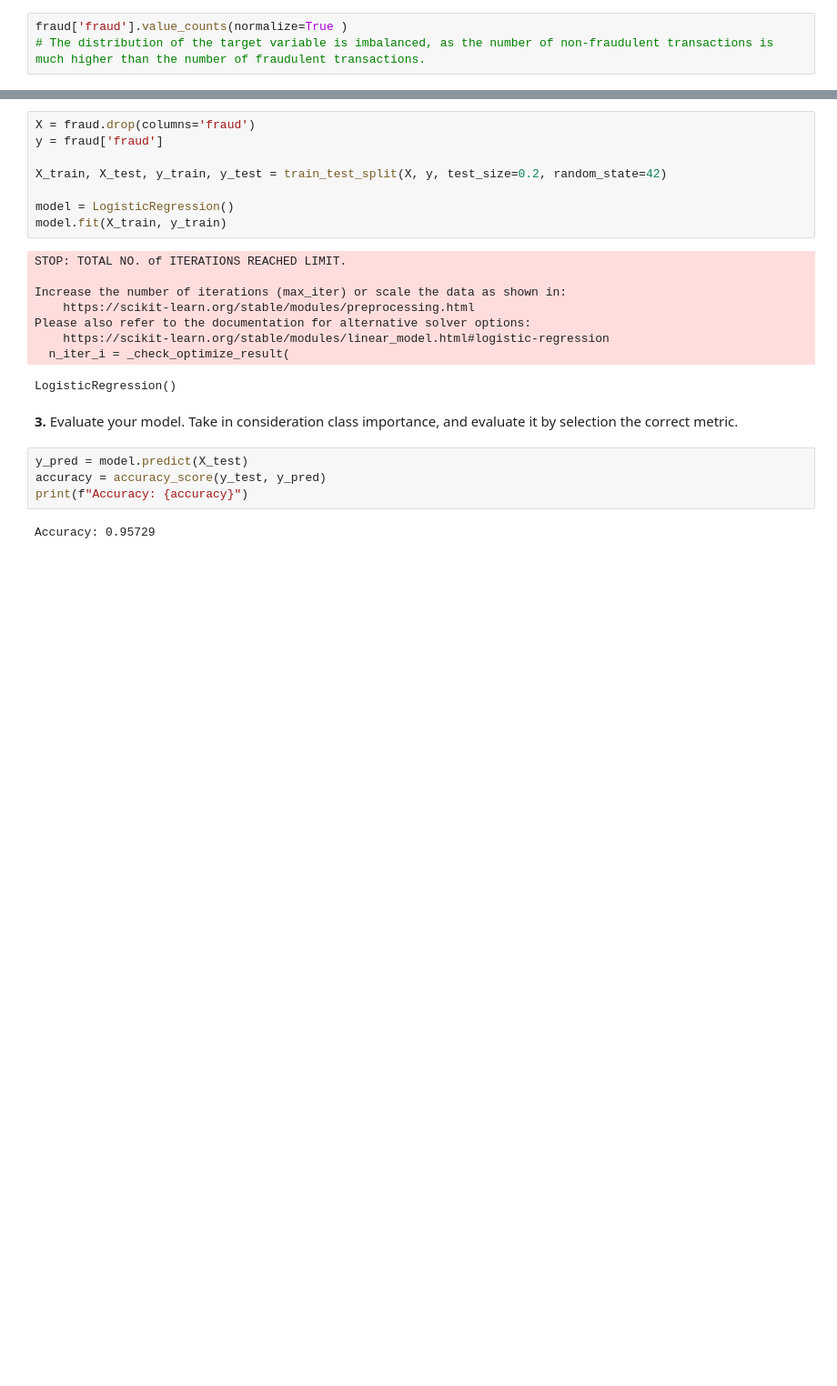
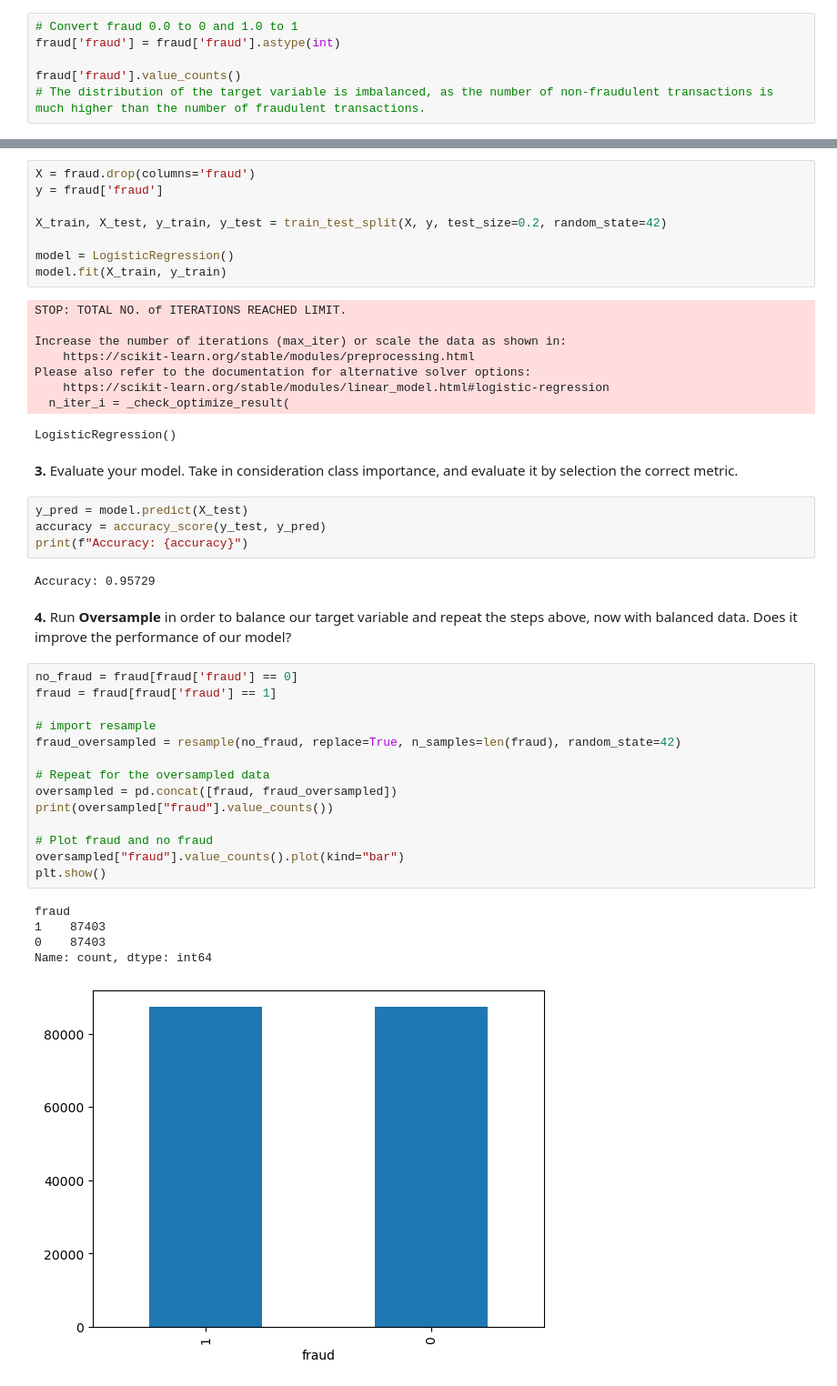
Before and after one commit to jesuserro/lab-imbalanced, a Jupyter notebook: lab-imbalanced.ipynb, the cells around one changed output, grey strips where cells are left out. Shown at 91% size. Drawn from its saved outputs; the diff is of its cells as text; blank space fills up the shorter version.

```diff
--- a/lab-imbalanced.ipynb
+++ b/lab-imbalanced.ipynb
@@ -49,7 +54,10 @@ fraud.describe(include='all').T
 # %% [markdown]
 **1.** What is the distribution of our target variable? Can we say we're dealing with an imbalanced dataset?
 # %%
-fraud['fraud'].value_counts(normalize=True )
+# Convert fraud 0.0 to 0 and 1.0 to 1
+fraud['fraud'] = fraud['fraud'].astype(int)
+
+fraud['fraud'].value_counts()
 # The distribution of the target variable is imbalanced, as the number of non-fraudulent transactions is much higher than the number of fraudulent transactions.
 # %% [output]
 fraud
@@ -83,3 +91,25 @@ accuracy = accuracy_score(y_test, y_pred)
 print(f"Accuracy: {accuracy}")
 # %% [output]
 Accuracy: 0.95729
+# %% [markdown]
+**4.** Run **Oversample** in order to balance our target variable and repeat the steps above, now with balanced data. Does it improve the performance of our model?
+# %%
+no_fraud = fraud[fraud['fraud'] == 0]
+fraud = fraud[fraud['fraud'] == 1]
+
+# import resample
+fraud_oversampled = resample(no_fraud, replace=True, n_samples=len(fraud), random_state=42)
+
+# Repeat for the oversampled data
+oversampled = pd.concat([fraud, fraud_oversampled])
+print(oversampled["fraud"].value_counts())
+
+# Plot fraud and no fraud
+oversampled["fraud"].value_counts().plot(kind="bar")
+plt.show()
+# %% [output]
+fraud
+1    87403
+0    87403
+Name: count, dtype: int64
+[figure, added]
```
Also changed, not shown: parts of 11 cells of this notebook.
